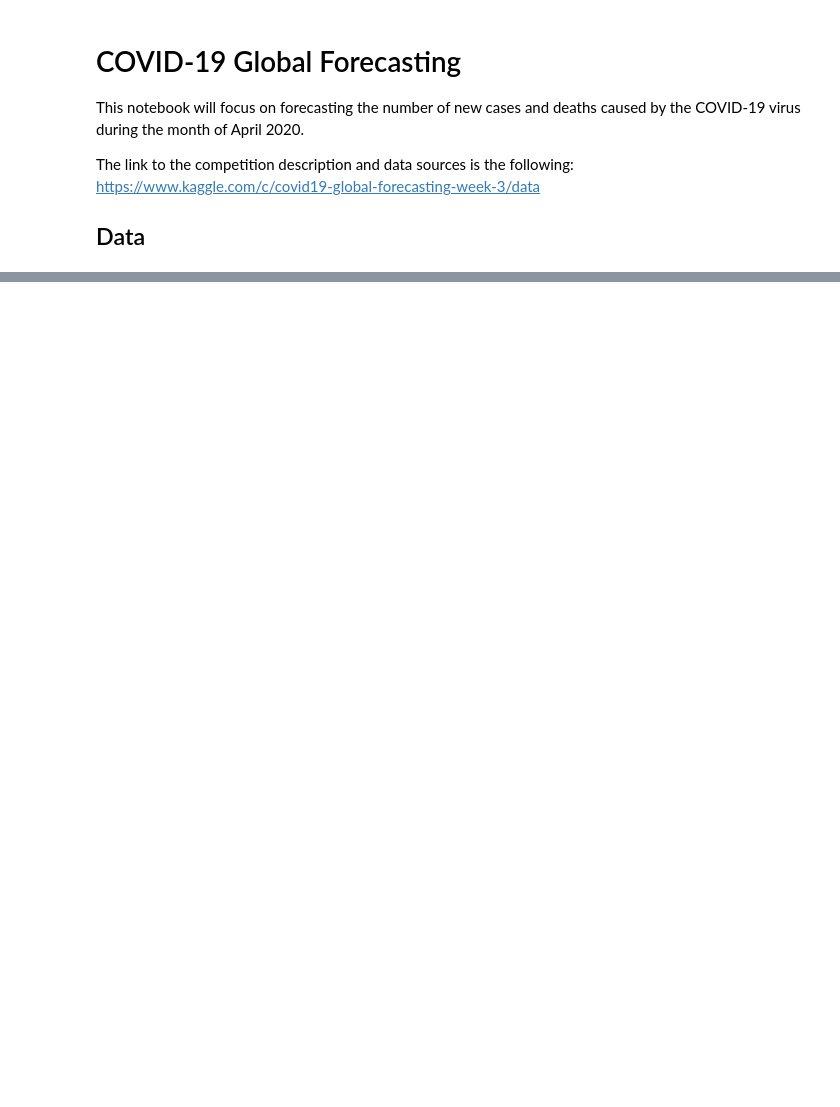
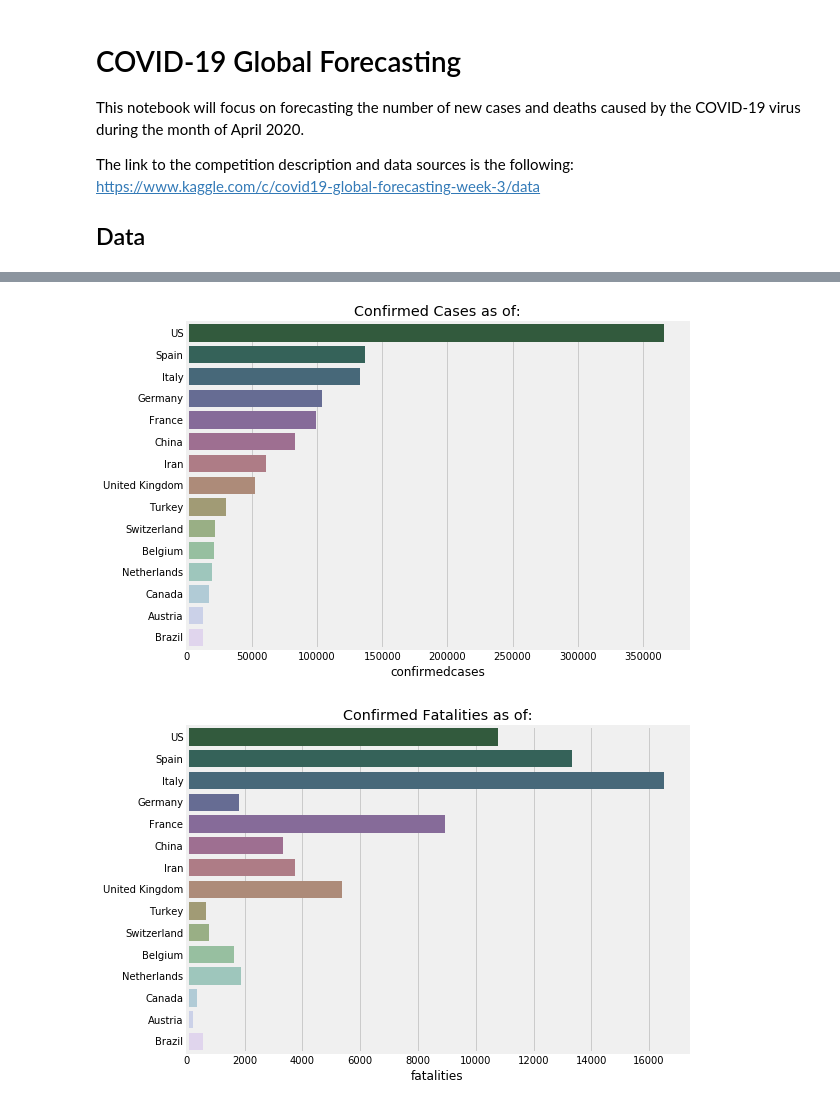
Before and after one commit to miketondu/covid_19_global_forecasting, a Jupyter notebook: COVID-19 Prediction.ipynb, the cells around one changed output, grey strips where cells are left out. Drawn from its saved outputs; the diff is of its cells as text; code cells hidden in the pictures; blank space fills up the shorter version.

```diff
--- a/COVID-19 Prediction.ipynb
+++ b/COVID-19 Prediction.ipynb
@@ -87,0 +72,16 @@ memory usage: 1.1+ MB
+# %%
+# Train data description
+train[['confirmedcases', 'fatalities']].describe()
+train.info()
+print('\n')
+
+# Main facts
+max_date = train.date.max()
+total_countries = train.country_region.nunique()
+total_cases = train[train['date']==max_date].confirmedcases.sum()
+total_deaths =train[train['date']==max_date].fatalities.sum()
+
+print('Max Date:', max_date)
+print('Number of countries:', total_countries)
+print('Total Cases:', total_cases)
+print('Total Deaths:', total_deaths)
@@ -87,0 +115,9 @@ memory usage: 1.1+ MB
+# %%
+# Countries with the most cases and fatalities ordered by date and cases
+top = (train[train['date'] == max_date]
+       .groupby(['date','country_region'])[['confirmedcases','fatalities']]
+       .sum()
+       .sort_values(by=['confirmedcases','fatalities'], ascending=False))
+
+top.head(25)
+top.tail(25)
@@ -87,0 +161,15 @@ memory usage: 1.1+ MB
+# %%
+fig,axes = plt.subplots(figsize=(8,6))
+sns.barplot(y =top.index.get_level_values(1)[0:15], x=top['confirmedcases'][0:15], palette=palette)
+plt.title('Confirmed Cases as of:')
+plt.ylabel('')
+plt.show();
+
+fig,axes = plt.subplots(figsize=(8,6))
+sns.barplot(y =top.index.get_level_values(1)[0:15], x=top['fatalities'][0:15],palette=palette)
+plt.title('Confirmed Fatalities as of:')
+plt.ylabel('')
+plt.show();
+# %% [output]
+[figure, added]
+[figure, added]
```
Also changed, not shown: parts of 6 cells of this notebook.
